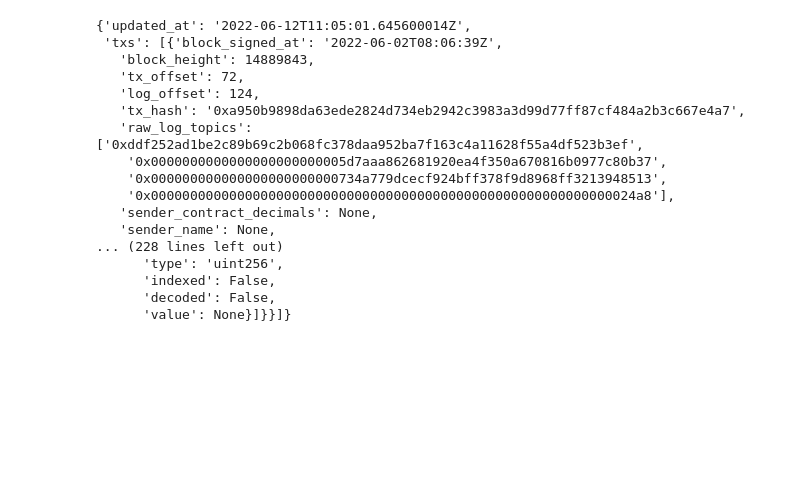
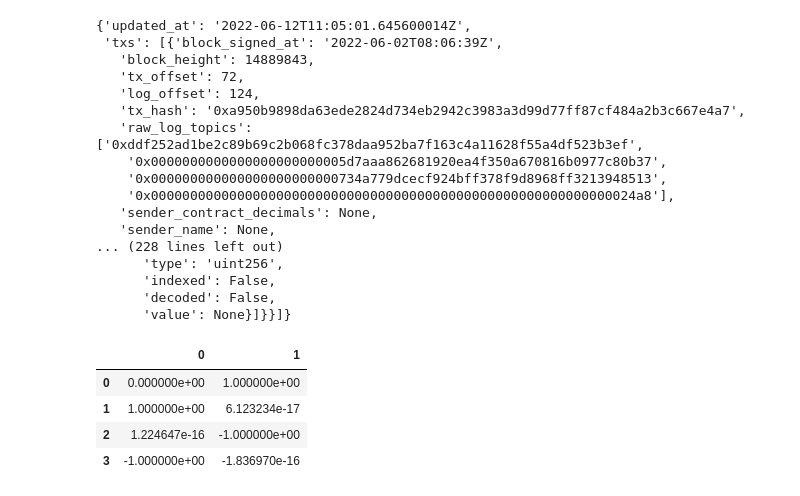
Before and after one commit to craycrayfish/NetworkFT, a Jupyter notebook: notebooks/playground.ipynb, the cells around one changed output. Drawn from its saved outputs; the diff is of its cells as text; code cells hidden in the pictures; blank space fills up the shorter version.

Commit message:
Edge node

```diff
--- a/notebooks/playground.ipynb
+++ b/notebooks/playground.ipynb
@@ -204,0 +274,16 @@ import Web3
+# %%
+nodes = [0, 1, 2, 3]
+# %%
+theta = 2 * np.pi / len(nodes)
+positions = {
+    node: [np.sin(theta * i), np.cos(theta * i)]
+    for i, node in enumerate(nodes)
+}
+# %%
+pd.DataFrame.from_dict(positions, orient="index")
+# %% [output]
+|  | 0 | 1 |
+| 0 | 0.000000e+00 | 1.000000e+00 |
+| 1 | 1.000000e+00 | 6.123234e-17 |
+| 2 | 1.224647e-16 | -1.000000e+00 |
+| 3 | -1.000000e+00 | -1.836970e-16 |
```
Also changed, not shown: parts of 11 cells of this notebook, 13 other files.
